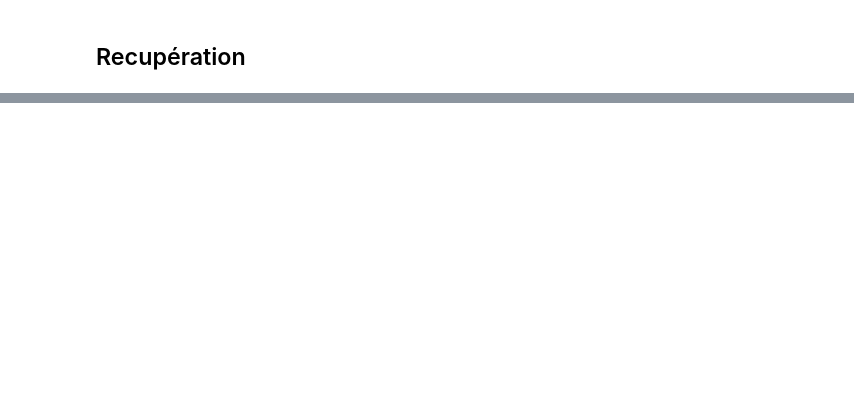
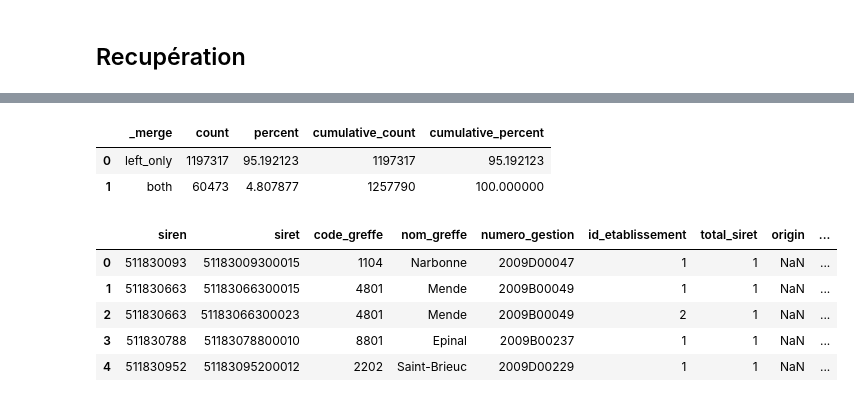
Before and after one commit to thomaspernet/InseeInpi_matching, a Jupyter notebook: Notebooks_matching/Data_preprocessed/programme_matching/02_siretisation/04_siretisation_new_ets.ipynb, the cells around one changed output, grey strips where cells are left out. Drawn from its saved outputs; the diff is of its cells as text; code cells hidden in the pictures; blank space fills up the shorter version.

```diff
--- a/Notebooks_matching/Data_preprocessed/programme_matching/02_siretisation/04_siretisation_new_ets.ipynb
+++ b/Notebooks_matching/Data_preprocessed/programme_matching/02_siretisation/04_siretisation_new_ets.ipynb
@@ -843,0 +1025,5 @@ index_found.loc[lambda x:
+# %%
+df_to_match = inpi.compute().loc[lambda x:
+                                 ~x['index'].isin(df_conformite['index'])
+                                ]
+df_to_match.shape
@@ -843,0 +1042,32 @@ index_found.loc[lambda x:
+# %%
+seq = ['siren','code_greffe', 'nom_greffe', 'numero_gestion', 'id_etablissement']
+sequence = ['siren', 'siret','code_greffe', 'nom_greffe', 'numero_gestion', 'id_etablissement', 'total_siret']
+
+columns_to_keep = ['siren', 'siret', 'code_greffe', 'nom_greffe', 'numero_gestion',
+       'id_etablissement', 'total_siret', 'origin', 'file_timestamp',
+       'date_greffe', 'libelle_evt', 'last_libele_evt', 'type', 'adress_new',
+       'adresse_new_clean_reg', 'voie_matching', 'numero_voie_matching',
+       'code_postal_matching', 'ncc', 'code_commune', 'enseigne',
+       'date_début_activité', 'index', 'status_admin', 'status_ets', '_merge']
+
+df_match_2 = (
+    (test_1[sequence]
+ .drop_duplicates()
+    )
+ .merge(df_to_match, right_on = seq, left_on = seq, how = 'left', indicator = True)
+)
+# %%
+df_match_2.stb.freq(['_merge'])
+# %% [output]
+|  | _merge | count | percent | cumulative_count | cumulative_percent |
+| 0 | left_only | 1197317 | 95.192123 | 1197317 | 95.192123 |
+| 1 | both | 60473 | 4.807877 | 1257790 | 100.000000 |
+# %%
+df_match_2.head()
+# %% [output]
+|  | siren | siret | code_greffe | nom_greffe | numero_gestion | id_etablissement | total_siret | origin | ... |
+| 0 | 511830093 | 51183009300015 | 1104 | Narbonne | 2009D00047 | 1 | 1 | NaN | ... |
+| 1 | 511830663 | 51183066300015 | 4801 | Mende | 2009B00049 | 1 | 1 | NaN | ... |
+| 2 | 511830663 | 51183066300023 | 4801 | Mende | 2009B00049 | 2 | 1 | NaN | ... |
+| 3 | 511830788 | 51183078800010 | 8801 | Epinal | 2009B00237 | 1 | 1 | NaN | ... |
+| 4 | 511830952 | 51183095200012 | 2202 | Saint-Brieuc | 2009D00229 | 1 | 1 | NaN | ... |
```
Also changed, not shown: parts of 81 cells of this notebook, 1 other file.
